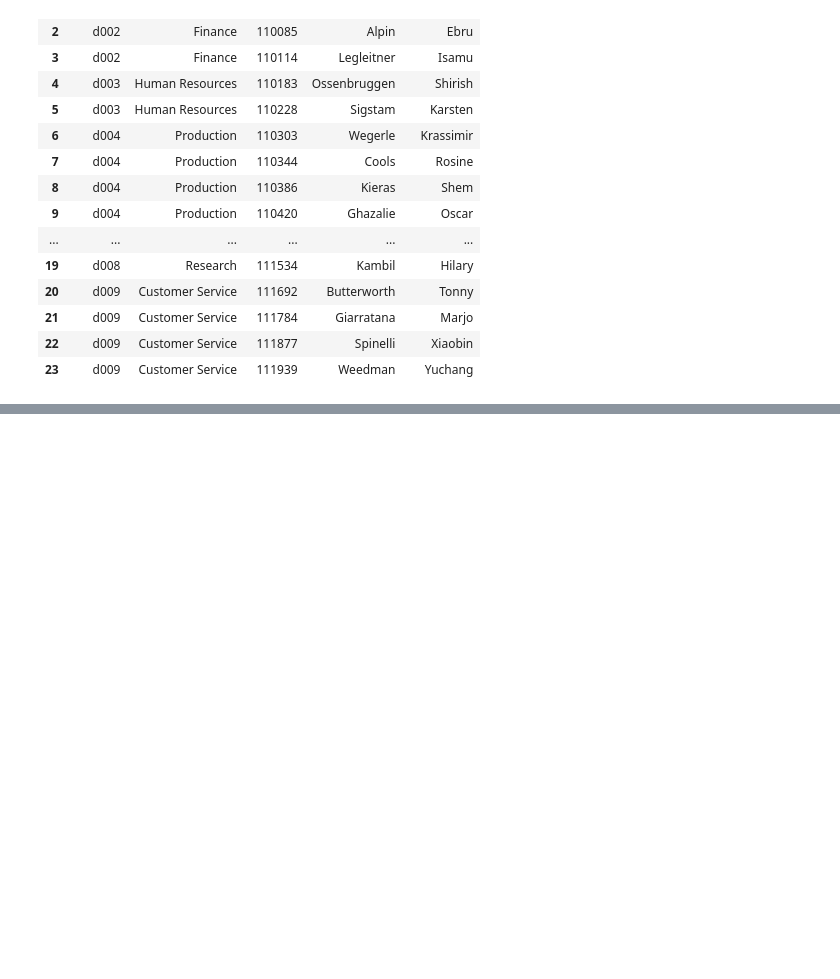
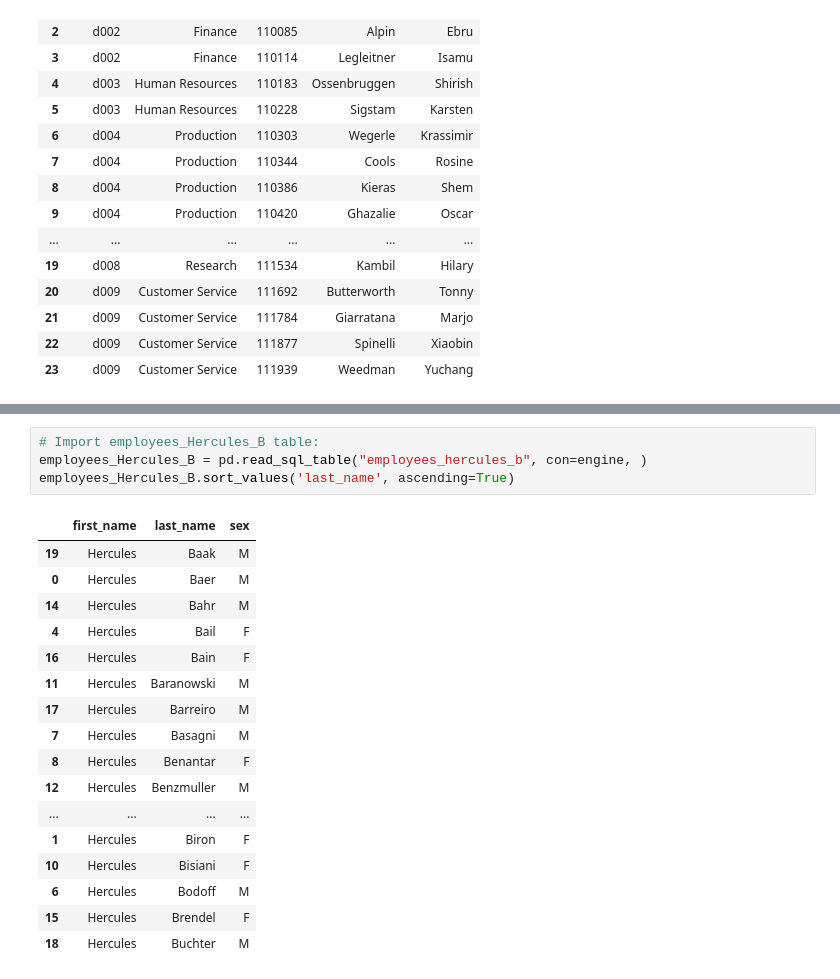
Before and after one commit to IrinaUX/sql-challenge, a Jupyter notebook: postgreSQL.ipynb, the cells around one changed output, grey strips where cells are left out. Cells and saved outputs as stored; diff of their text form; blank space fills up the shorter version.

```diff
--- a/postgreSQL.ipynb
+++ b/postgreSQL.ipynb
@@ -101,0 +120,22 @@ department_managers_df.sort_values('emp_no', ascending=True)
+# %%
+# Import employees_Hercules_B table:
+employees_Hercules_B = pd.read_sql_table("employees_hercules_b", con=engine, )
+employees_Hercules_B.sort_values('last_name', ascending=True)
+# %% [output]
+|  | first_name | last_name | sex |
+| 19 | Hercules | Baak | M |
+| 0 | Hercules | Baer | M |
+| 14 | Hercules | Bahr | M |
+| 4 | Hercules | Bail | F |
+| 16 | Hercules | Bain | F |
+| 11 | Hercules | Baranowski | M |
+| 17 | Hercules | Barreiro | M |
+| 7 | Hercules | Basagni | M |
+| 8 | Hercules | Benantar | F |
+| 12 | Hercules | Benzmuller | M |
+| ... | ... | ... | ... |
+| 1 | Hercules | Biron | F |
+| 10 | Hercules | Bisiani | F |
+| 6 | Hercules | Bodoff | M |
+| 15 | Hercules | Brendel | F |
+| 18 | Hercules | Buchter | M |
```
Also changed, not shown: parts of 4 cells of this notebook, 1 other file.
